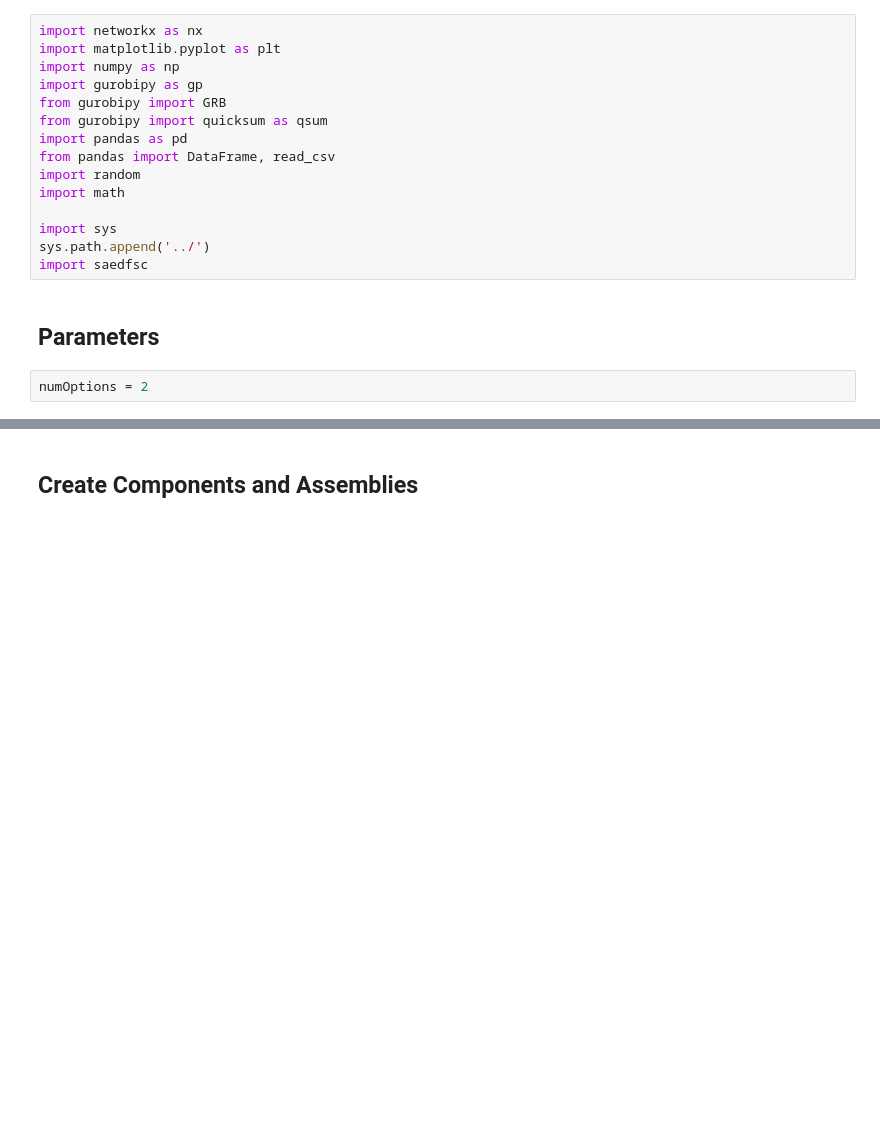
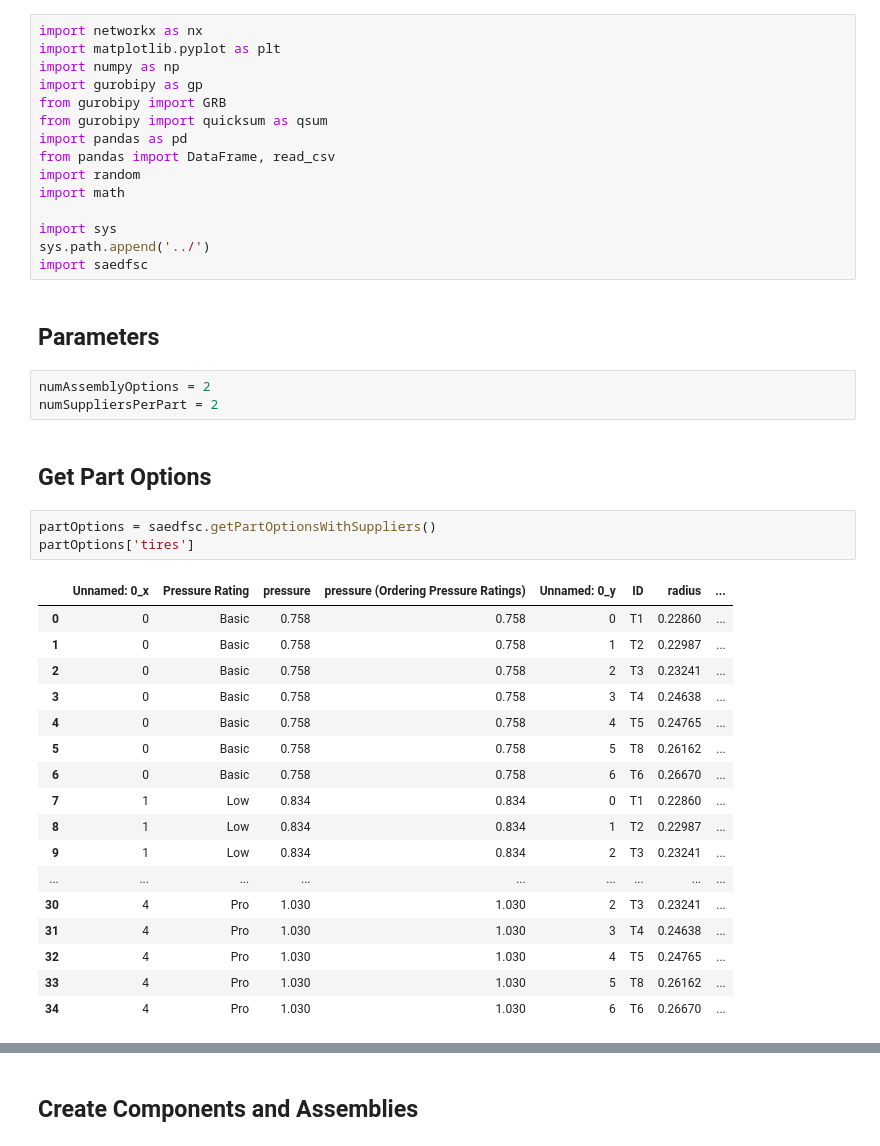
Before and after one commit to hmedal/sae-dsc-hmedal, a Jupyter notebook: examples/PD-SC-Opt-v2.ipynb, the cells around one changed output, grey strips where cells are left out. Cells and saved outputs as stored; diff of their text form; blank space fills up the shorter version.

```diff
--- a/examples/PD-SC-Opt-v2.ipynb
+++ b/examples/PD-SC-Opt-v2.ipynb
@@ -19,5 +19,29 @@ sys.path.append('../')
 import saedfsc
 # %% [markdown]
 ## Parameters
-# %%
-numOptions = 2
+# %%
+numAssemblyOptions = 2
+numSuppliersPerPart = 2
+# %% [markdown]
+## Get Part Options
+# %%
+partOptions = saedfsc.getPartOptionsWithSuppliers()
+partOptions['tires']
+# %% [output]
+|  | Unnamed: 0_x | Pressure Rating | pressure | pressure (Ordering Pressure Ratings) | Unnamed: 0_y | ID | radius | ... |
+| 0 | 0 | Basic | 0.758 | 0.758 | 0 | T1 | 0.22860 | ... |
+| 1 | 0 | Basic | 0.758 | 0.758 | 1 | T2 | 0.22987 | ... |
+| 2 | 0 | Basic | 0.758 | 0.758 | 2 | T3 | 0.23241 | ... |
+| 3 | 0 | Basic | 0.758 | 0.758 | 3 | T4 | 0.24638 | ... |
+| 4 | 0 | Basic | 0.758 | 0.758 | 4 | T5 | 0.24765 | ... |
+| 5 | 0 | Basic | 0.758 | 0.758 | 5 | T8 | 0.26162 | ... |
+| 6 | 0 | Basic | 0.758 | 0.758 | 6 | T6 | 0.26670 | ... |
+| 7 | 1 | Low | 0.834 | 0.834 | 0 | T1 | 0.22860 | ... |
+| 8 | 1 | Low | 0.834 | 0.834 | 1 | T2 | 0.22987 | ... |
+| 9 | 1 | Low | 0.834 | 0.834 | 2 | T3 | 0.23241 | ... |
+| ... | ... | ... | ... | ... | ... | ... | ... | ... |
+| 30 | 4 | Pro | 1.030 | 1.030 | 2 | T3 | 0.23241 | ... |
+| 31 | 4 | Pro | 1.030 | 1.030 | 3 | T4 | 0.24638 | ... |
+| 32 | 4 | Pro | 1.030 | 1.030 | 4 | T5 | 0.24765 | ... |
+| 33 | 4 | Pro | 1.030 | 1.030 | 5 | T8 | 0.26162 | ... |
+| 34 | 4 | Pro | 1.030 | 1.030 | 6 | T6 | 0.26670 | ... |
```
Also changed, not shown: parts of 28 cells of this notebook, 3 other files.
